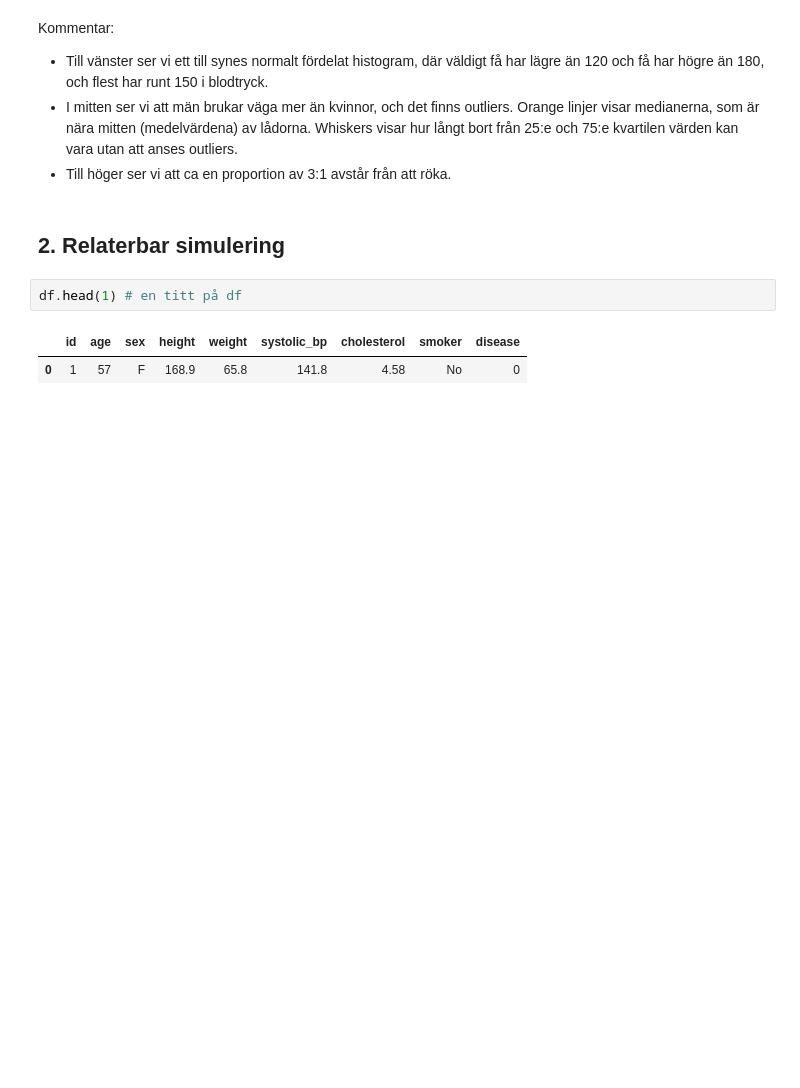
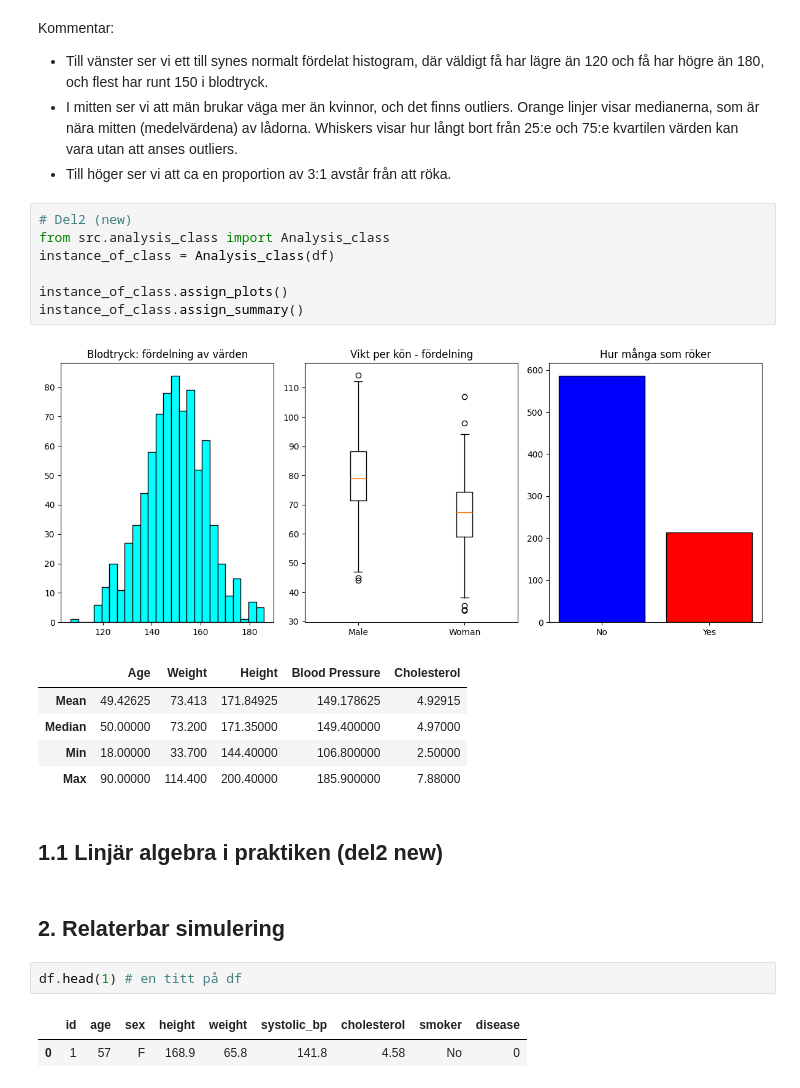
Before and after one commit to MaWe96/Health-Study-Python, a Jupyter notebook: notebook.ipynb, the cells around one changed output. Cells and saved outputs as stored; diff of their text form; blank space fills up the shorter version.

```diff
--- a/notebook.ipynb
+++ b/notebook.ipynb
@@ -101,6 +73,22 @@ Kommentar:
 - Till vänster ser vi ett till synes normalt fördelat histogram, där väldigt få har lägre än 120 och få har högre än 180, och flest har runt 150 i blodtryck.
 - I mitten ser vi att män brukar väga mer än kvinnor, och det finns outliers. Orange linjer visar medianerna, som är nära mitten (medelvärdena) av lådorna. Whiskers visar hur långt bort från 25:e och 75:e kvartilen värden kan vara utan att anses outliers.
 - Till höger ser vi att ca en proportion av 3:1 avstår från att röka.
+# %%
+# Del2 (new)
+from src.analysis_class import Analysis_class
+instance_of_class = Analysis_class(df)
+
+instance_of_class.assign_plots()
+instance_of_class.assign_summary()
+# %% [output]
+[figure, added]
+|  | Age | Weight | Height | Blood Pressure | Cholesterol |
+| Mean | 49.42625 | 73.413 | 171.84925 | 149.178625 | 4.92915 |
+| Median | 50.00000 | 73.200 | 171.35000 | 149.400000 | 4.97000 |
+| Min | 18.00000 | 33.700 | 144.40000 | 106.800000 | 2.50000 |
+| Max | 90.00000 | 114.400 | 200.40000 | 185.900000 | 7.88000 |
+# %% [markdown]
+## 1.1 Linjär algebra i praktiken (del2 new)
 # %% [markdown]
 ## 2. Relaterbar simulering
 # %%
```
Also changed, not shown: parts of 5 cells of this notebook, 5 other files.
